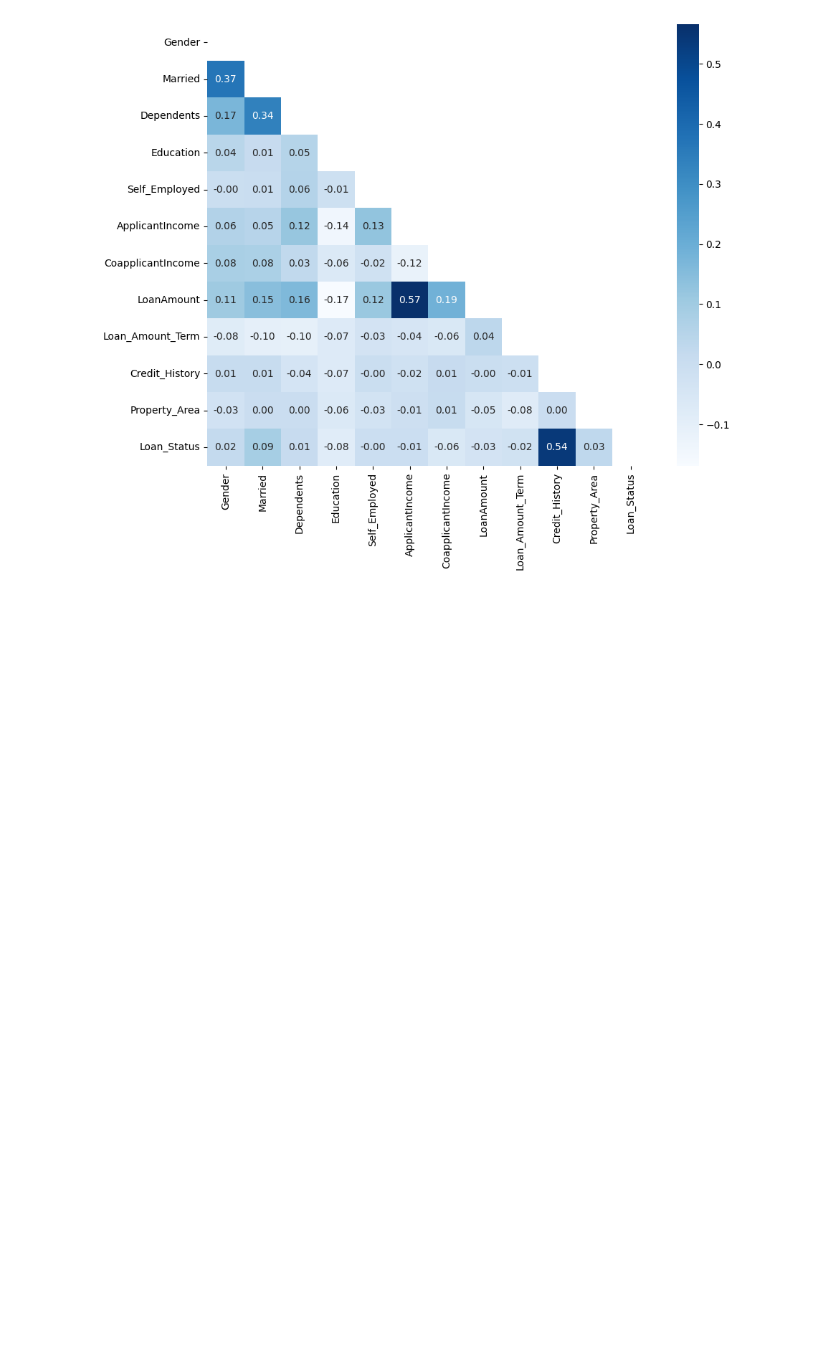
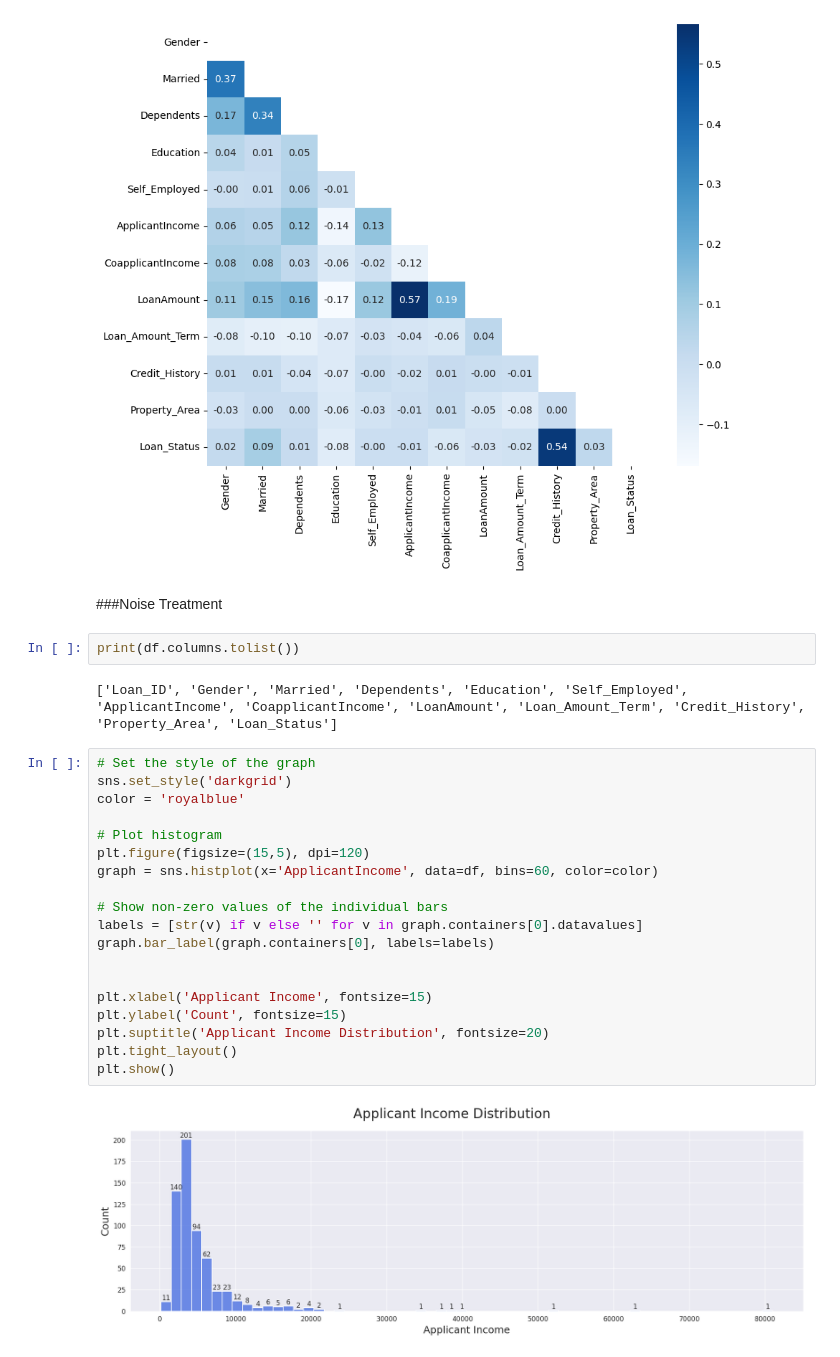
Before and after one commit to JoshOmondi/Loan-Predictions, a Jupyter notebook: loan-pediction.ipynb, the cells around one changed output. Saved outputs shown, nothing was run; the diff lists cells and outputs as text; blank space fills up the shorter version.

Commit message:
noise treatment

```diff
--- a/loan-pediction.ipynb
+++ b/loan-pediction.ipynb
@@ -236,3 +235,30 @@ sns.heatmap(correlation_matrix, mask=mask, annot=True, fmt='.2f', cmap='Blues',
 plt.show()
 # %% [output]
 [figure]
+# %% [markdown]
+###Noise Treatment
+# %%
+print(df.columns.tolist())
+# %% [output]
+['Loan_ID', 'Gender', 'Married', 'Dependents', 'Education', 'Self_Employed', 'ApplicantIncome', 'CoapplicantIncome', 'LoanAmount', 'Loan_Amount_Term', 'Credit_History', 'Property_Area', 'Loan_Status']
+# %%
+# Set the style of the graph
+sns.set_style('darkgrid')
+color = 'royalblue'
+
+# Plot histogram
+plt.figure(figsize=(15,5), dpi=120)
+graph = sns.histplot(x='ApplicantIncome', data=df, bins=60, color=color)
+
+# Show non-zero values of the individual bars
+labels = [str(v) if v else '' for v in graph.containers[0].datavalues]
+graph.bar_label(graph.containers[0], labels=labels)
+
+
+plt.xlabel('Applicant Income', fontsize=15)
+plt.ylabel('Count', fontsize=15)
+plt.suptitle('Applicant Income Distribution', fontsize=20)
+plt.tight_layout()
+plt.show()
+# %% [output]
+[figure, added]
```
Also changed, not shown: parts of 8 cells of this notebook.
